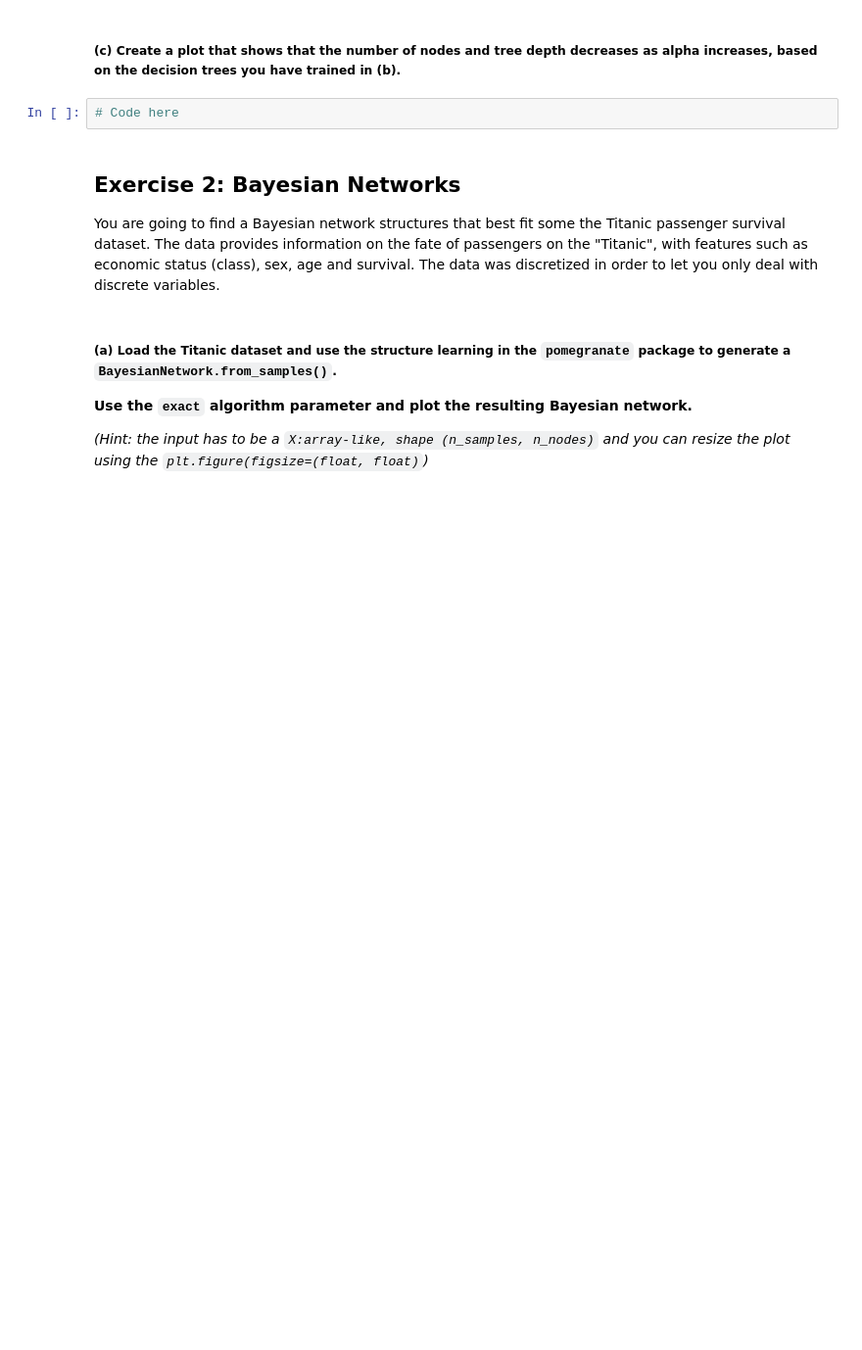
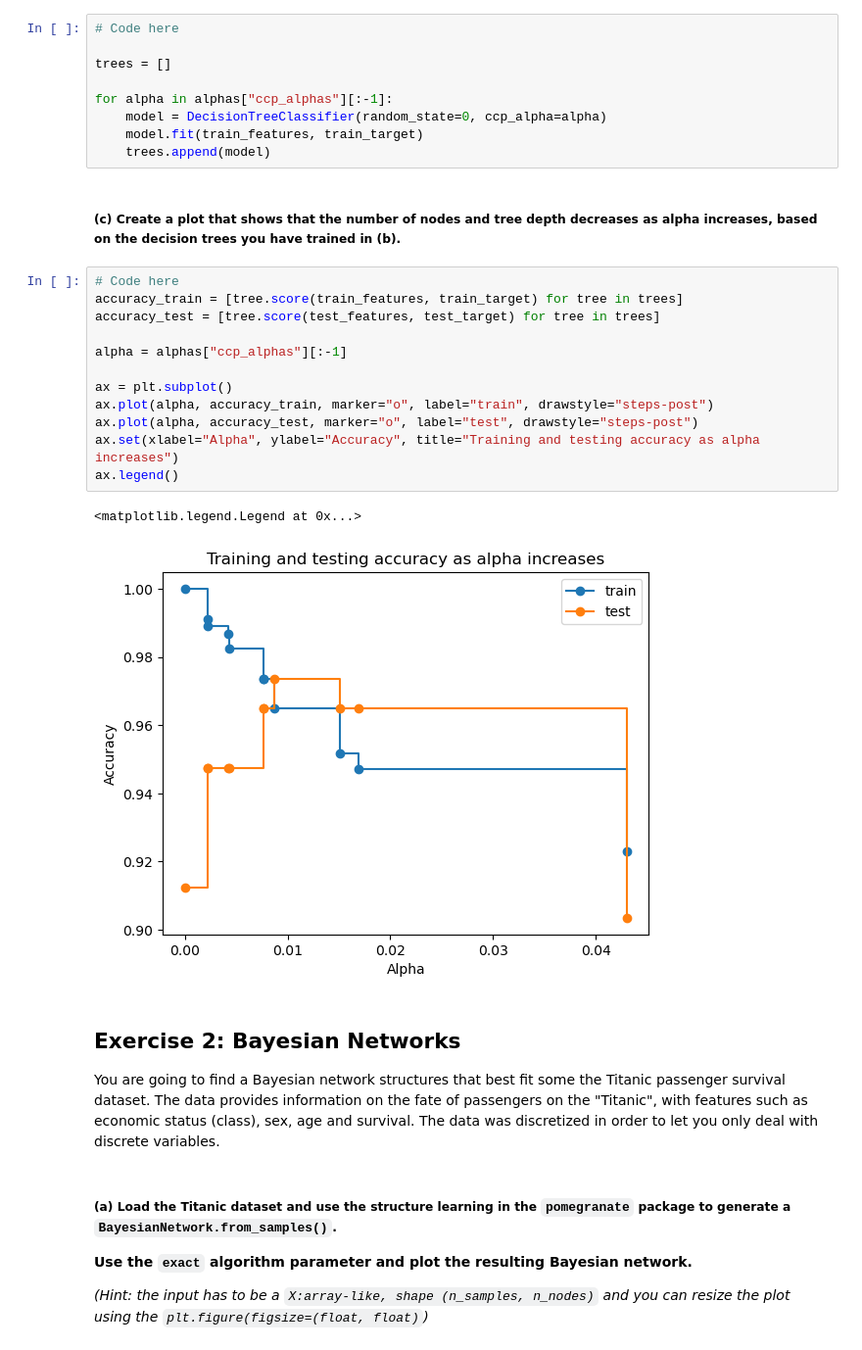
Before and after one commit to kssrr/DataMiningAssignments, a Jupyter notebook: Exericse 05/Exericse 05/Assignment_05.ipynb, the cells around one changed output. Shown at 98% size. Cells and saved outputs as stored; diff of their text form; blank space fills up the shorter version.

```diff
--- a/Exericse 05/Exericse 05/Assignment_05.ipynb
+++ b/Exericse 05/Exericse 05/Assignment_05.ipynb
@@ -42,7 +52,29 @@ from sklearn.tree import DecisionTreeClassifier
+# %%
+# Code here
+
+trees = []
+
+for alpha in alphas["ccp_alphas"][:-1]:
+    model = DecisionTreeClassifier(random_state=0, ccp_alpha=alpha)
+    model.fit(train_features, train_target)
+    trees.append(model)
 # %% [markdown]
 ##### (c) Create a plot that shows that the number of nodes and tree depth decreases as alpha increases, based on the decision trees you have trained in (b).
-# %%
-# Code here
+# %%
+# Code here
+accuracy_train = [tree.score(train_features, train_target) for tree in trees]
+accuracy_test = [tree.score(test_features, test_target) for tree in trees]
+
+alpha = alphas["ccp_alphas"][:-1]
+
+ax = plt.subplot()
+ax.plot(alpha, accuracy_train, marker="o", label="train", drawstyle="steps-post")
+ax.plot(alpha, accuracy_test, marker="o", label="test", drawstyle="steps-post")
+ax.set(xlabel="Alpha", ylabel="Accuracy", title="Training and testing accuracy as alpha increases")
+ax.legend()
+# %% [output]
+<matplotlib.legend.Legend at 0x...>
+[figure, added]
 # %% [markdown]
 ## Exercise 2: Bayesian Networks
 
```
Also changed, not shown: parts of 20 cells of this notebook, 2 other files.
